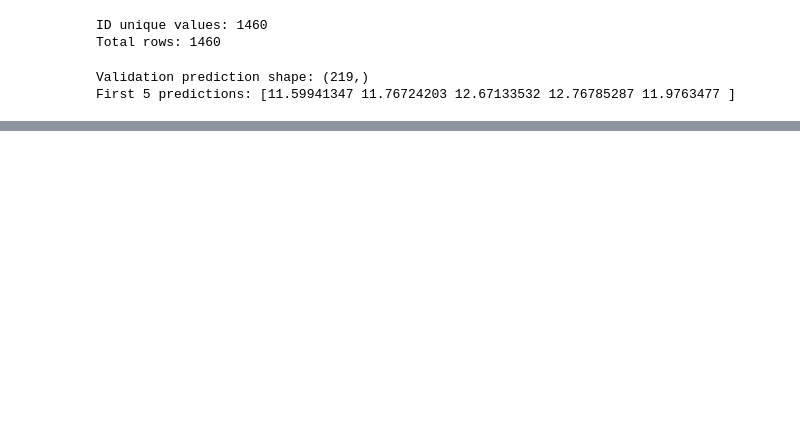
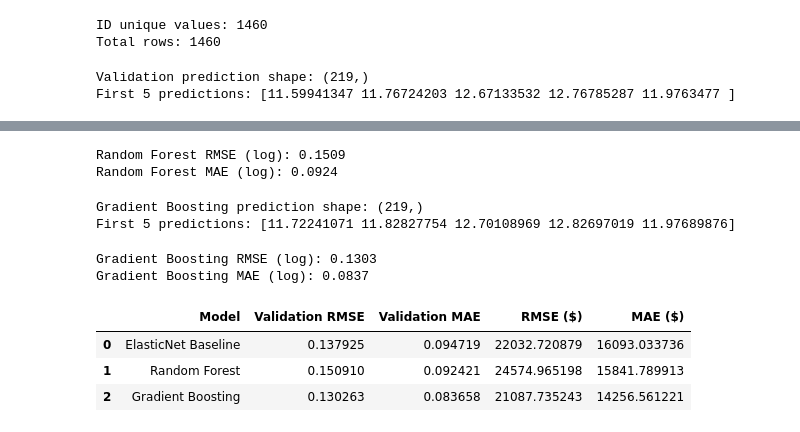
Before and after one commit to rcodes-ix/ames-house-price-prediction, a Jupyter notebook: house_price_prediction.ipynb, the cells around one changed output, grey strips where cells are left out. Saved outputs shown, nothing was run; the diff lists cells and outputs as text; code cells hidden in the pictures; blank space fills up the shorter version.

```diff
--- a/house_price_prediction.ipynb
+++ b/house_price_prediction.ipynb
@@ -474,0 +555,14 @@ First 5 predictions: [11.59941347 11.76724203 12.67133532 12.76785287 11.9763477
+# %%
+rf_rmse = np.sqrt(
+    mean_squared_error(y_valid_log, rf_valid_pred)
+)
+
+rf_mae = mean_absolute_error(
+    y_valid_log, rf_valid_pred
+)
+
+print(f'Random Forest RMSE (log): {rf_rmse:.4f}')
+print(f'Random Forest MAE (log): {rf_mae:.4f}')
+# %% [output]
+Random Forest RMSE (log): 0.1509
+Random Forest MAE (log): 0.0924
@@ -474,0 +579,66 @@ First 5 predictions: [11.59941347 11.76724203 12.67133532 12.76785287 11.9763477
+# %%
+gbr_model = gbr_model.fit(X_train, y_train)
+
+gbr_valid_pred = gbr_model.predict(X_valid)
+
+print('Gradient Boosting prediction shape:', gbr_valid_pred.shape)
+print('First 5 predictions:', gbr_valid_pred[:5])
+# %% [output]
+Gradient Boosting prediction shape: (219,)
+First 5 predictions: [11.72241071 11.82827754 12.70108969 12.82697019 11.97689876]
+# %%
+gbr_rmse = np.sqrt(
+    mean_squared_error(y_valid, gbr_valid_pred)
+)
+
+gbr_mae = mean_absolute_error(
+    y_valid, gbr_valid_pred
+)
+
+print(f'Gradient Boosting RMSE (log): {gbr_rmse:.4f}')
+print(f'Gradient Boosting MAE (log): {gbr_mae:.4f}')
+# %% [output]
+Gradient Boosting RMSE (log): 0.1303
+Gradient Boosting MAE (log): 0.0837
+# %%
+rf_valid_price = np.expm1(rf_valid_pred)
+gbr_valid_price = np.expm1(gbr_valid_pred)
+
+y_valid_price = np.expm1(y_valid)
+
+rf_rmse_price = np.sqrt(
+    mean_squared_error(y_valid_price, rf_valid_price)
+)
+
+rf_mae_price = mean_absolute_error(
+    y_valid_price, rf_valid_price
+)
+
+gbr_rmse_price = np.sqrt(
+    mean_squared_error(y_valid_price, gbr_valid_price)
+)
+
+gbr_mae_price = mean_absolute_error(
+    y_valid_price, gbr_valid_price
+)
+
+
+new_results = pd.DataFrame({
+    'Model': ['Random Forest', 'Gradient Boosting'],
+    'Validation RMSE': [rf_rmse, gbr_rmse],
+    'Validation MAE': [rf_mae, gbr_mae],
+    'RMSE ($)': [rf_rmse_price, gbr_rmse_price],
+    'MAE ($)': [rf_mae_price, gbr_mae_price]
+})
+
+baseline_results = pd.concat(
+    [baseline_results, new_results],
+    ignore_index=True
+)
+
+display(baseline_results)
+# %% [output]
+|  | Model | Validation RMSE | Validation MAE | RMSE ($) | MAE ($) |
+| 0 | ElasticNet Baseline | 0.137925 | 0.094719 | 22032.720879 | 16093.033736 |
+| 1 | Random Forest | 0.150910 | 0.092421 | 24574.965198 | 15841.789913 |
+| 2 | Gradient Boosting | 0.130263 | 0.083658 | 21087.735243 | 14256.561221 |
```
Also changed, not shown: parts of 9 cells of this notebook.
